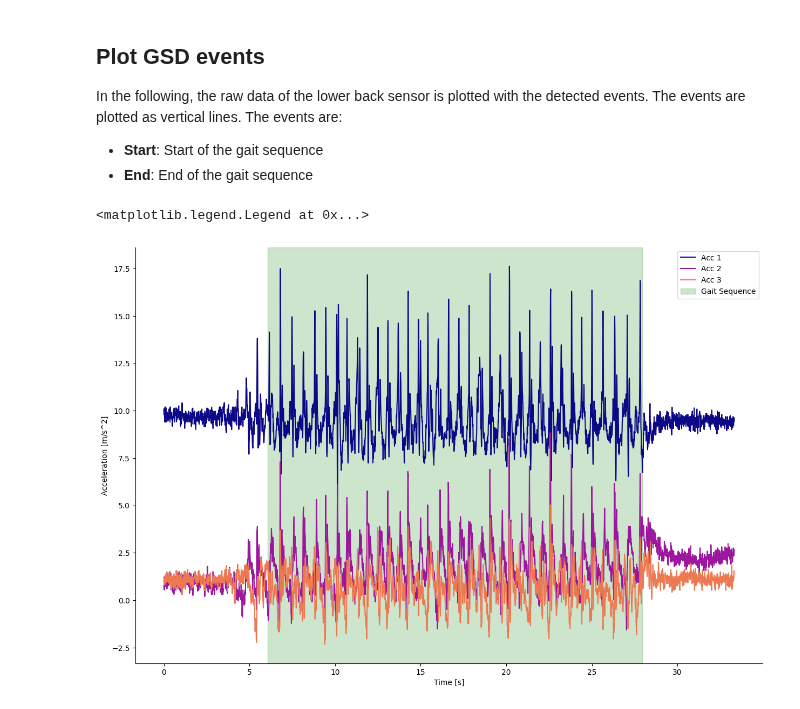
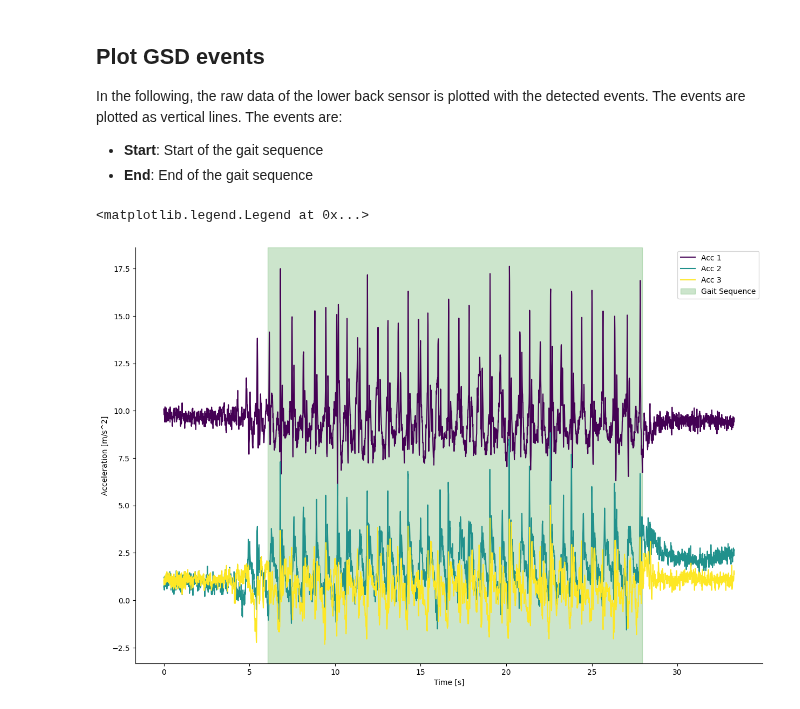
Before and after one commit to neurogeriatricskiel/KielMAT, a Jupyter notebook: examples/event_visualization.ipynb, the cells around one changed output. Drawn from its saved outputs; the diff is of its cells as text; code cells hidden in the pictures.

```diff
--- a/examples/event_visualization.ipynb
+++ b/examples/event_visualization.ipynb
@@ -49,23 +51,25 @@ In the following, the raw data of the lower back sensor is plotted with the dete
 - **Start**: Start of the gait sequence
 - **End**: End of the gait sequence
 # %%
+# get colors for raw
+colors = cfg_colors['raw']
 # plot the raw data from the lower back
 fig, ax = plt.subplots(1,1,figsize=(15,10))
 
 # plot the acceleration data with three colors from the magma colormap
 for i in range(3):
-    ax.plot(acc.times, acc_data_lower_back[:,i], color=plt.cm.plasma(i/3), label=f'Acc {i+1}')
+    ax.plot(acc.times, acc_data_lower_back[:,i], color=colors[i], label=f'Acc {i+1}')
 
 # plot the gait sequences
 for gait_sequence in gait_sequences:
     ax.axvspan(gait_sequence['Start'], gait_sequence['End'], alpha=0.2, color='green', label='Gait Sequence')
 
 ax.set_xlabel('Time [s]')
 ax.set_ylabel(f'Acceleration [{acc.channels.units[0]}]') # use the channel unit from the data class
 #remove the box around the plot
 ax.spines['top'].set_visible(False)
 ax.spines['right'].set_visible(False)
 ax.legend()
 # %% [output]
 <matplotlib.legend.Legend at 0x...>
-[figure, old version]
+[figure, new version]
```
Also changed, not shown: parts of 1 cell of this notebook, 4 other files.
